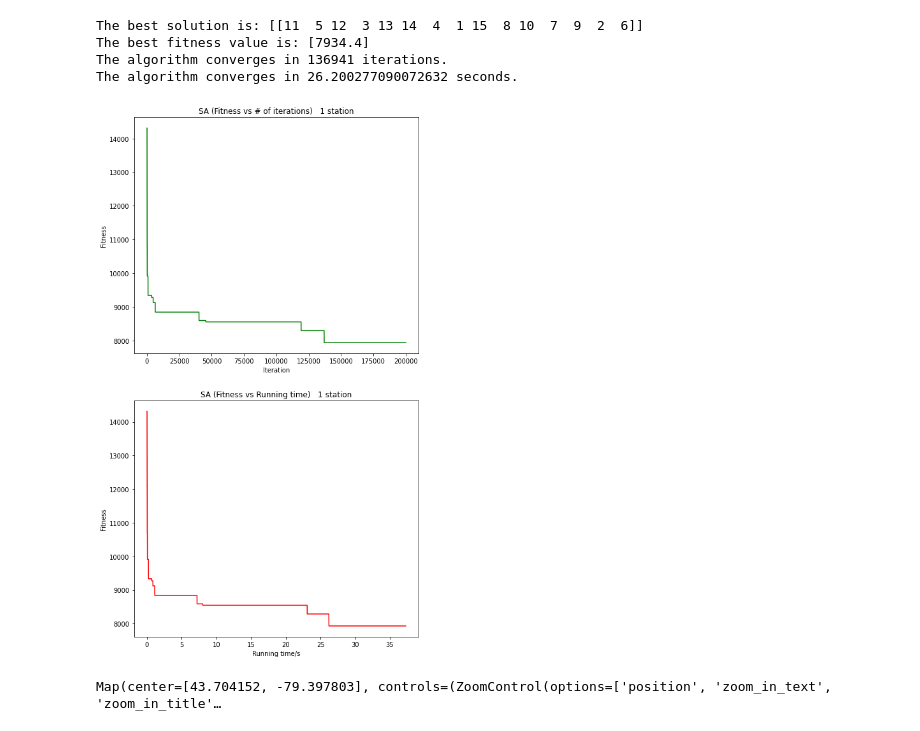
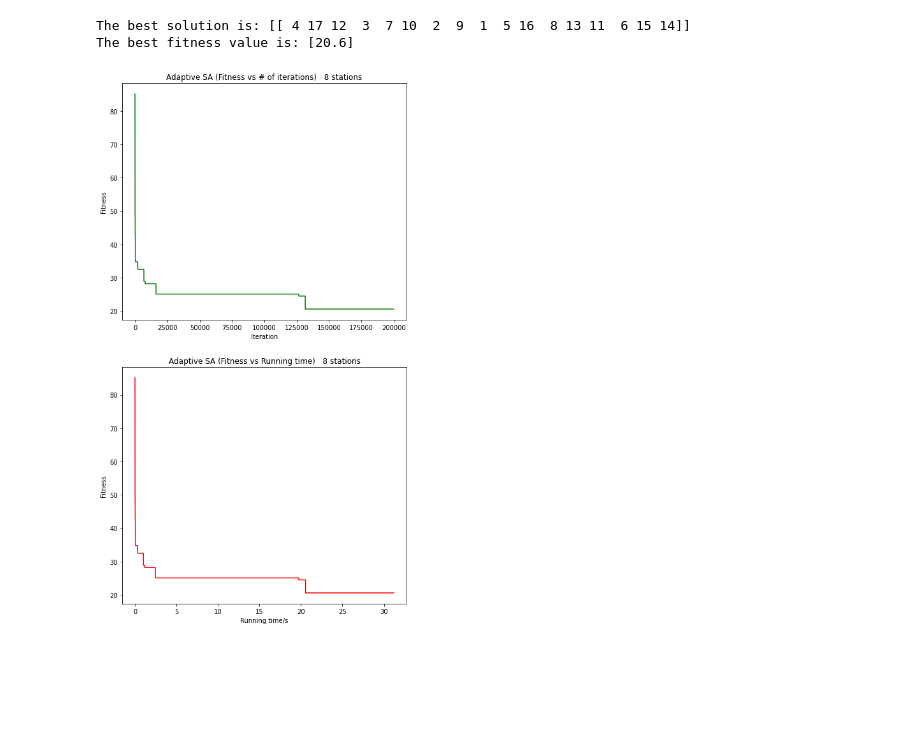
Before and after one commit to SmartMobilityAlgorithms/Trajectory-based-Search-Algorithms, a Jupyter notebook: ridesharing_SA.ipynb, the cells around one changed output. Saved outputs shown, nothing was run; the diff lists cells and outputs as text; code cells hidden in the pictures; blank space fills up the shorter version.

```diff
--- a/ridesharing_SA.ipynb
+++ b/ridesharing_SA.ipynb
@@ -123,6 +78,6 @@ def cost(m, sol):
 # %%
 # create an array to store all individuals
-sol_hist = np.zeros([iteration+1,numberOfStops])
+sol_hist = np.zeros([iteration+1,17])
 
 # create an array to store all fitness values corresponding to the individual
 fitness_hist = np.zeros(iteration+1)
@@ -132,10 +87,10 @@ for i in range(iteration+1):
     fitness_hist[i] = 99999
 # %%
 # generate the initial solution
-initial_sol = np.arange(1,numberOfStops+1)
+initial_sol = np.arange(1,18)
 random.shuffle(initial_sol)
 initial_sol = initial_sol.astype(int)
 # %%
 # compute the fitness of the initial solution
 sol_hist[0] = initial_sol
-fitness_hist[0] = cost(durations, initial_sol)
+fitness_hist[0] = cal_fitness_8(trip, initial_sol)
@@ -146,7 +97,6 @@ temp = 5   # initial temperature
 # %%
 running_time = np.zeros(iteration)
 best_outputs = []
-# implementation of simulated annealing
 # implementation of simulated annealing
 for i in range(1,iteration+1):
 
@@ -154,8 +104,8 @@ for i in range(1,iteration+1):
     start_time = time.time()
 
     # generate new solution
-    a = random.randint(0,numberOfStops-1)
-    b = random.randint(0,numberOfStops-1)
+    a = random.randint(0,16)
+    b = random.randint(0,16)
     sol_hist[i] = sol_hist[i-1]
     sol_hist[i,a] = sol_hist[i-1,b]
     sol_hist[i,b] = sol_hist[i-1,a]
@@ -163,13 +113,21 @@ for i in range(1,iteration+1):
     sol = sol.astype(int)
 
     # compute the fitness of the new solution
-    fitness_hist[i] = cost(durations, sol)
+    fitness_hist[i] = cal_fitness_8(trip, sol)
 
     if fitness_hist[i] > fitness_hist[i-1]:
-        prob = math.exp(-(abs(fitness_hist[i]-fitness_hist[i-1]))/temp)
+        count = count + 1
+        prob = math.exp(-(abs(fitness_hist[i]-fitness_hist[i-1]))/temp)*prob_0
         r = np.random.random()
         if r > prob:
             sol_hist[i] = sol_hist[i-1]
+
+    # implementation of adaptive SA using Rechenberg's '1/5 success rule'
+    if i % 100 == 0:   # implement every 100 iterations
+        if count/i < 0.2:   # not very successful if true
+            prob_0 = prob_0*c   # decrease search step in order to achieve exploitation/intensification
+        if count/i > 0.2:   # too successful if true
+            prob_0 = prob_0/c   # increase search step in order to achieve exploration/diversification
 
     # update the annealing temperature
     temp = temp*0.999
@@ -185,41 +143,22 @@ best_index = np.where(fitness_hist == np.min(fitness_hist))
 
 running_time = running_time.cumsum()
 
-# to get the index of iteration when the fitness reaches its minimum value (convergence point of the algorithm)
-convergence_index = np.where(best_outputs == np.min(best_outputs))
-convergence_time = running_time[convergence_index]
-
 print("The best solution is:", sol_hist[best_index].astype(int))
 print('The best fitness value is:', fitness_hist[best_index])
-print("The algorithm converges in", np.min(convergence_index), "iterations.")
-print("The algorithm converges in", np.min(convergence_time), "seconds.")
 # %% [output]
-The best solution is: [[11  5 12  3 13 14  4  1 15  8 10  7  9  2  6]]
-The best fitness value is: [7934.4]
-The algorithm converges in 136941 iterations.
-The algorithm converges in 26.200277090072632 seconds.
+The best solution is: [[ 4 17 12  3  7 10  2  9  1  5 16  8 13 11  6 15 14]]
+The best fitness value is: [20.6]
 # %%
 fig, ax = plt.subplots(2, figsize = (8,15))
 ax[0].plot(best_outputs, 'green')
 ax[0].set_xlabel("Iteration", fontsize = 10)
-ax[0].set_ylabel("Cost", fontsize = 10)
-ax[0].set_title("SA (Fitness vs # of iterations)   1 station", fontsize = 12)
+ax[0].set_ylabel("Fitness", fontsize = 10)
+ax[0].set_title("Adaptive SA (Fitness vs # of iterations)   8 stations", fontsize = 12)
 
 ax[1].plot(running_time, best_outputs, 'red')
 ax[1].set_xlabel("Running time/s", fontsize = 10)
 ax[1].set_ylabel("Fitness", fontsize = 10)
-ax[1].set_title("SA (Fitness vs Running time)   1 station", fontsize = 12)
+ax[1].set_title("Adaptive SA (Fitness vs Running time)   8 stations", fontsize = 12)
 plt.show()
 # %% [output]
-[figure, old version]
+[figure, new version]
-# %%
-#Visualization
-optimalRoute = sol_hist[best_index].astype(int)-1
-optimalRoute = optimalRoute[0]
-optimalRoute
-currentRoute = G[POIS[optimalRoute[0]]][POIS[optimalRoute[1]]]['route']['coords']
-for i in range(1,len(optimalRoute)-1):
-    currentRoute += G[POIS[optimalRoute[i]]][POIS[optimalRoute[i+1]]]['route']['coords']
-drawRoute(currentRoute)
-# %% [output]
-Map(center=[43.704152, -79.397803], controls=(ZoomControl(options=['position', 'zoom_in_text', 'zoom_in_title'…
```
Also changed, not shown: parts of 14 cells of this notebook.
